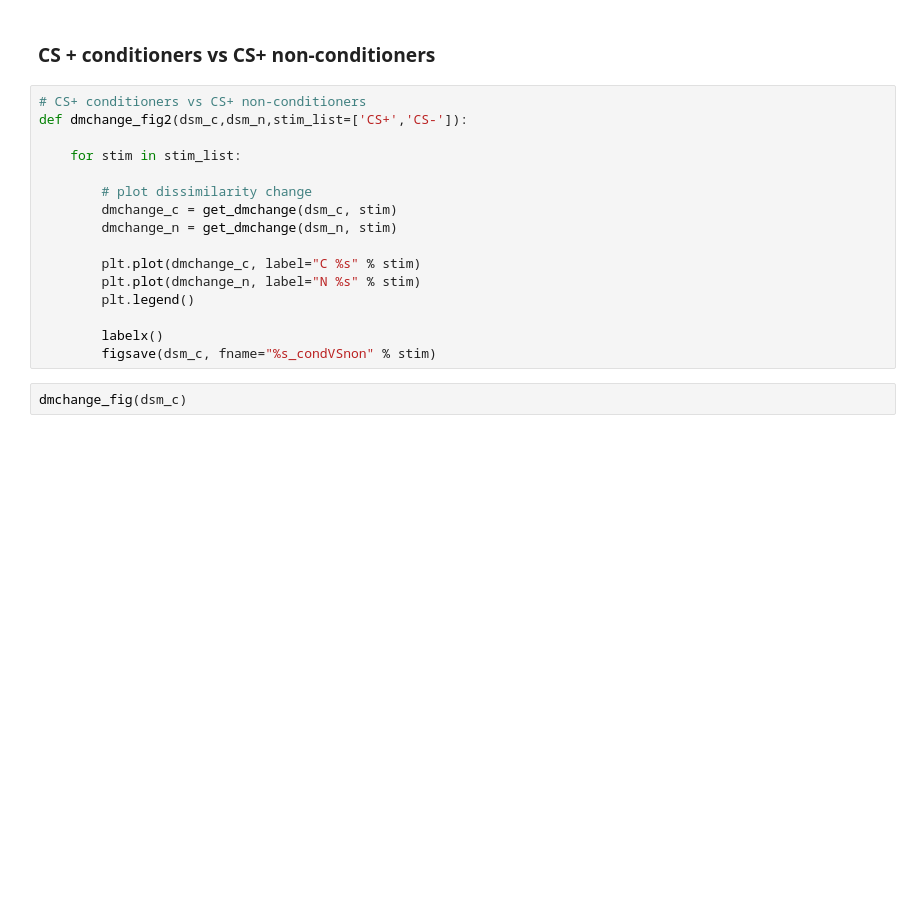
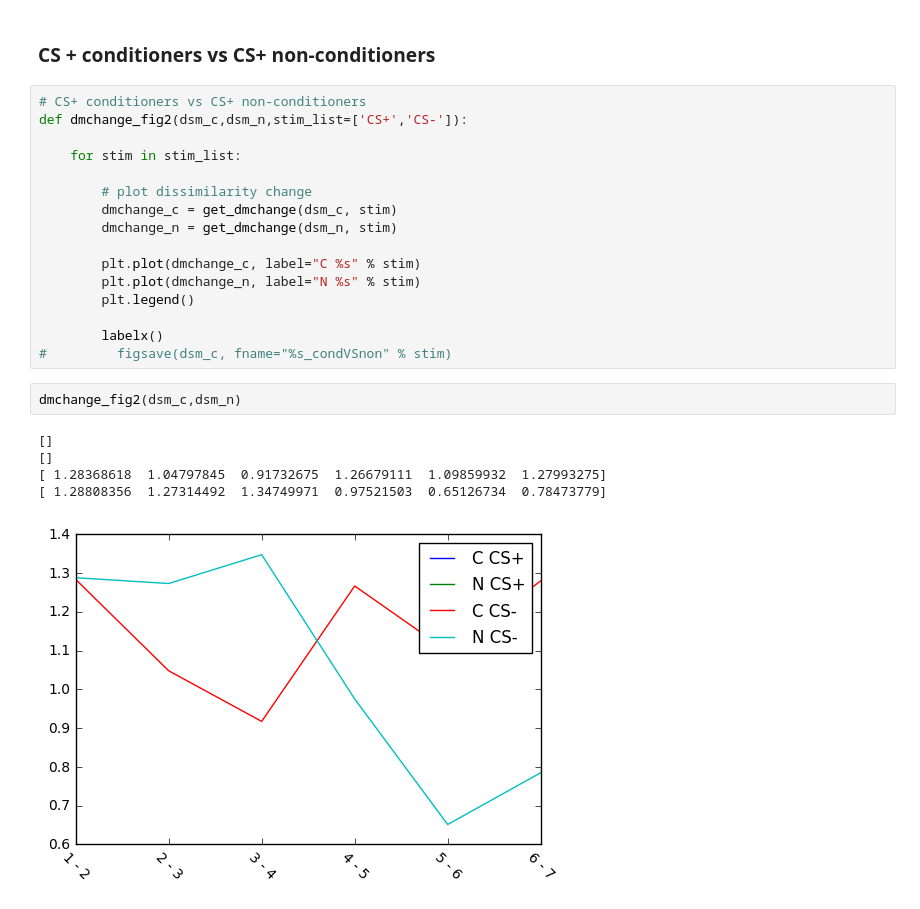
Before and after one commit to andrebeu/Emotional_Learning, a Jupyter notebook: RSA_pain-trials.ipynb, the cells around one changed output. Cells and saved outputs as stored; diff of their text form; blank space fills up the shorter version.

```diff
--- a/RSA_pain-trials.ipynb
+++ b/RSA_pain-trials.ipynb
@@ -245,6 +260,12 @@ def dmchange_fig2(dsm_c,dsm_n,stim_list=['CS+','CS-']):
         plt.legend()
 
         labelx()
-        figsave(dsm_c, fname="%s_condVSnon" % stim)
+#         figsave(dsm_c, fname="%s_condVSnon" % stim)
-# %%
-dmchange_fig(dsm_c)
+# %%
+dmchange_fig2(dsm_c,dsm_n)
+# %% [output]
+[]
+[]
+[ 1.28368618  1.04797845  0.91732675  1.26679111  1.09859932  1.27993275]
+[ 1.28808356  1.27314492  1.34749971  0.97521503  0.65126734  0.78473779]
+[figure, added]
```
Also changed, not shown: parts of 4 cells of this notebook.
